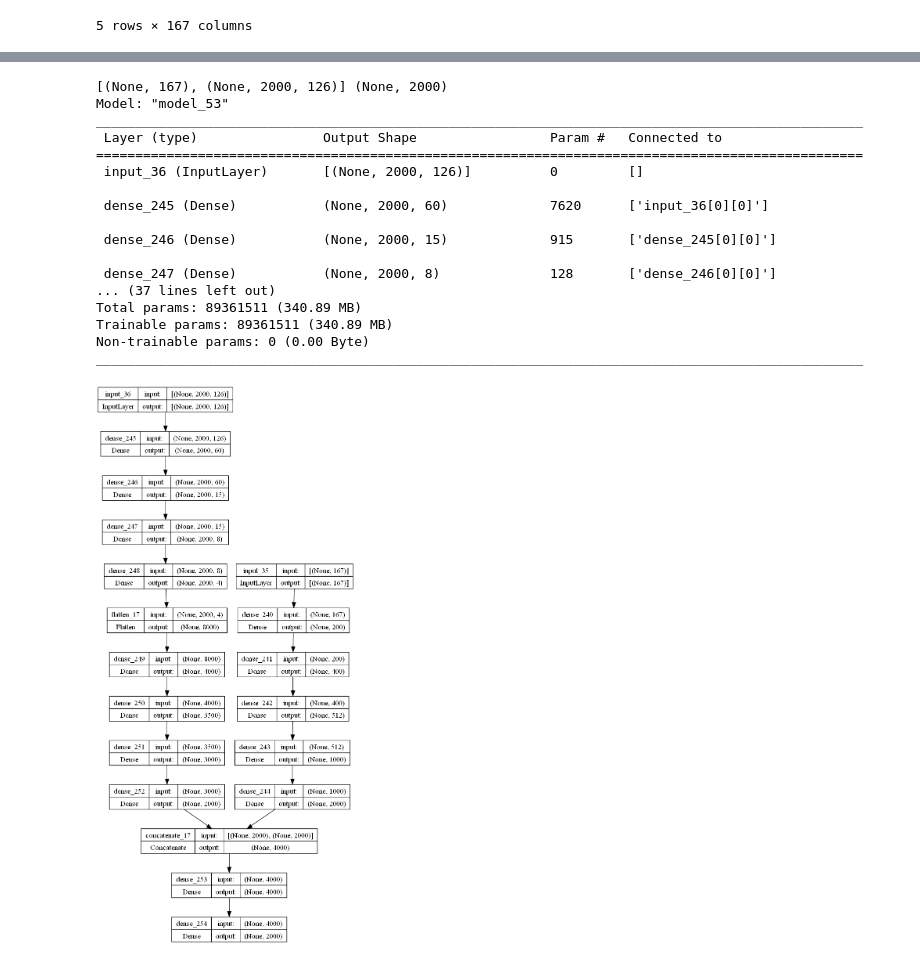
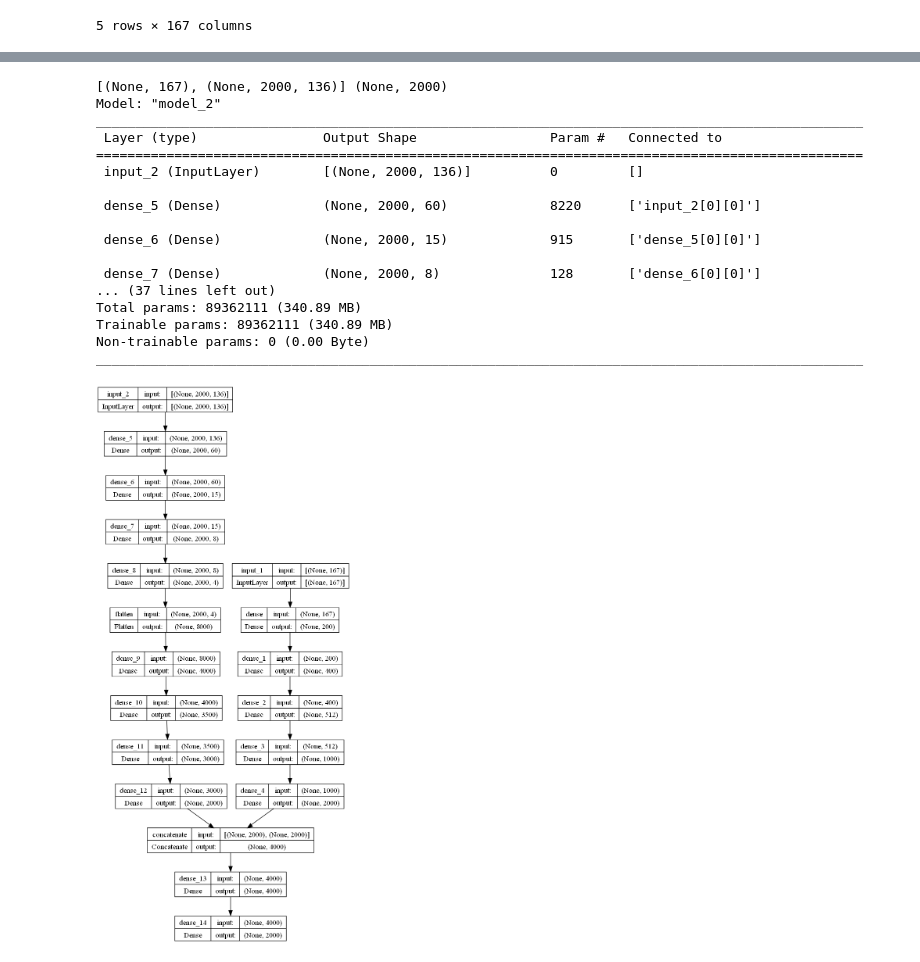
Before and after one commit to Chm-vinicius/coolab_tensorflow_study, a Jupyter notebook: machine_learn.ipynb, the cells around one changed output, grey strips where cells are left out. Drawn from its saved outputs; the diff is of its cells as text; code cells hidden in the pictures.

```diff
--- a/machine_learn.ipynb
+++ b/machine_learn.ipynb
@@ -246,7 +246,7 @@ idex.shape
 from tensorflow import keras
 
 slot_input = keras.Input(shape=(167,))
-pro_input = keras.Input(shape=(2000,126))
+pro_input = keras.Input(shape=(2000,136))
 HIDEN_ACTIVATION = "relu"
 
 x = keras.layers.Dense(200, activation=HIDEN_ACTIVATION) (slot_input)
@@ -269,41 +269,41 @@ y = keras.layers.Dense(2000, activation=HIDEN_ACTIVATION) (y)
 y = keras.Model(inputs=pro_input, outputs=y)
 
 combine = keras.layers.concatenate([x.output, y.output])
 
 z = keras.layers.Dense(4000, activation=HIDEN_ACTIVATION) (combine)
 z = keras.layers.Dense(2000, activation="softmax") (z)
 
 model = keras.Model(inputs=[x.input, y.input], outputs=z)
 
 print(model.input_shape, model.output_shape)
 
 model.compile(
       optimizer=keras.optimizers.Adamax(1e-3),
       loss=[keras.losses.SparseCategoricalCrossentropy(from_logits=True)],
       metrics=[keras.metrics.SparseCategoricalCrossentropy()]
 )
 
 model.summary()
 
 keras.utils.plot_model(model, "first_model.png", True)
 # %% [output]
-[(None, 167), (None, 2000, 126)] (None, 2000)
-Model: "model_53"
+[(None, 167), (None, 2000, 136)] (None, 2000)
+Model: "model_2"
 __________________________________________________________________________________________________
  Layer (type)                Output Shape                 Param #   Connected to
 ==================================================================================================
- input_36 (InputLayer)       [(None, 2000, 126)]          0         []
+ input_2 (InputLayer)        [(None, 2000, 136)]          0         []
 
- dense_245 (Dense)           (None, 2000, 60)             7620      ['input_36[0][0]']
+ dense_5 (Dense)             (None, 2000, 60)             8220      ['input_2[0][0]']
 
- dense_246 (Dense)           (None, 2000, 15)             915       ['dense_245[0][0]']
+ dense_6 (Dense)             (None, 2000, 15)             915       ['dense_5[0][0]']
 
- dense_247 (Dense)           (None, 2000, 8)              128       ['dense_246[0][0]']
+ dense_7 (Dense)             (None, 2000, 8)              128       ['dense_6[0][0]']
 ... (37 lines left out)
-Total params: 89361511 (340.89 MB)
-Trainable params: 89361511 (340.89 MB)
+Total params: 89362111 (340.89 MB)
+Trainable params: 89362111 (340.89 MB)
 Non-trainable params: 0 (0.00 Byte)
 __________________________________________________________________________________________________
-[figure, old version]
+[figure, new version]
 # %%
 # dtst = keras.utils.to_categorical(dataset.choose_from_datasets(dataset, [0]), dtype="float32")
```
Also changed, not shown: parts of 16 cells of this notebook, 1 other file.
